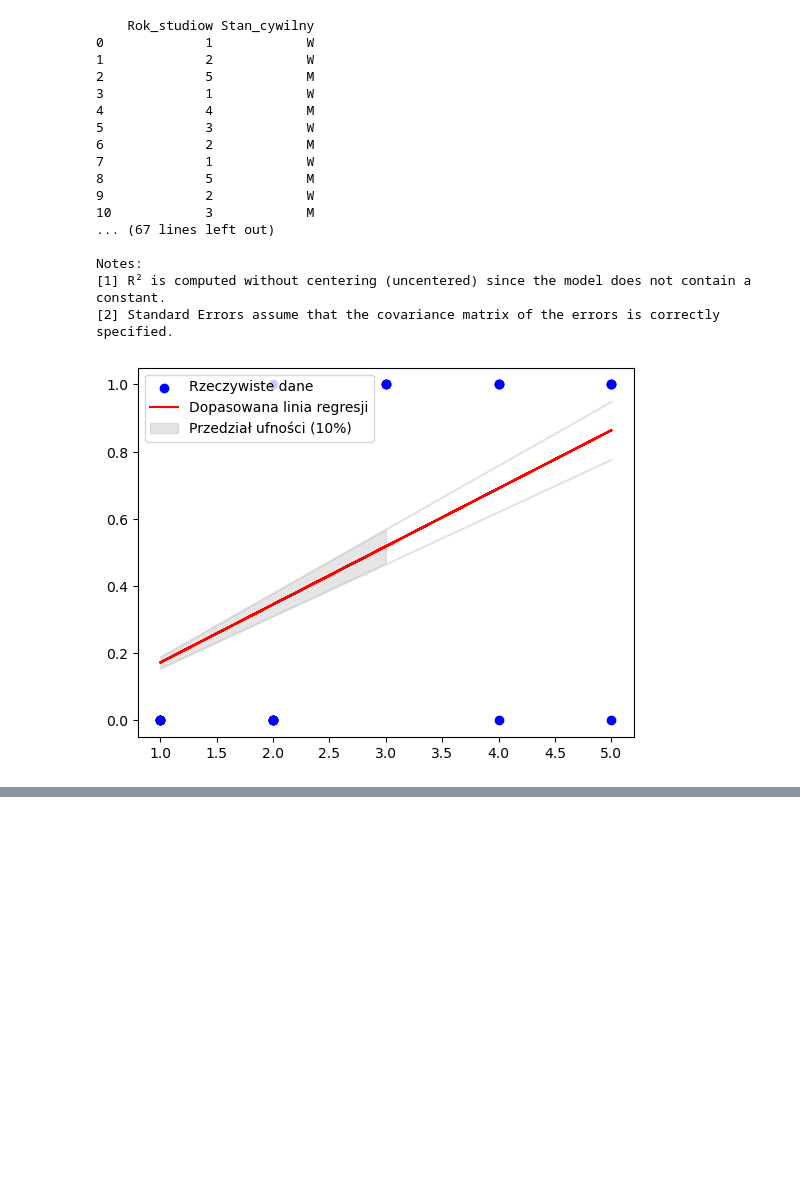
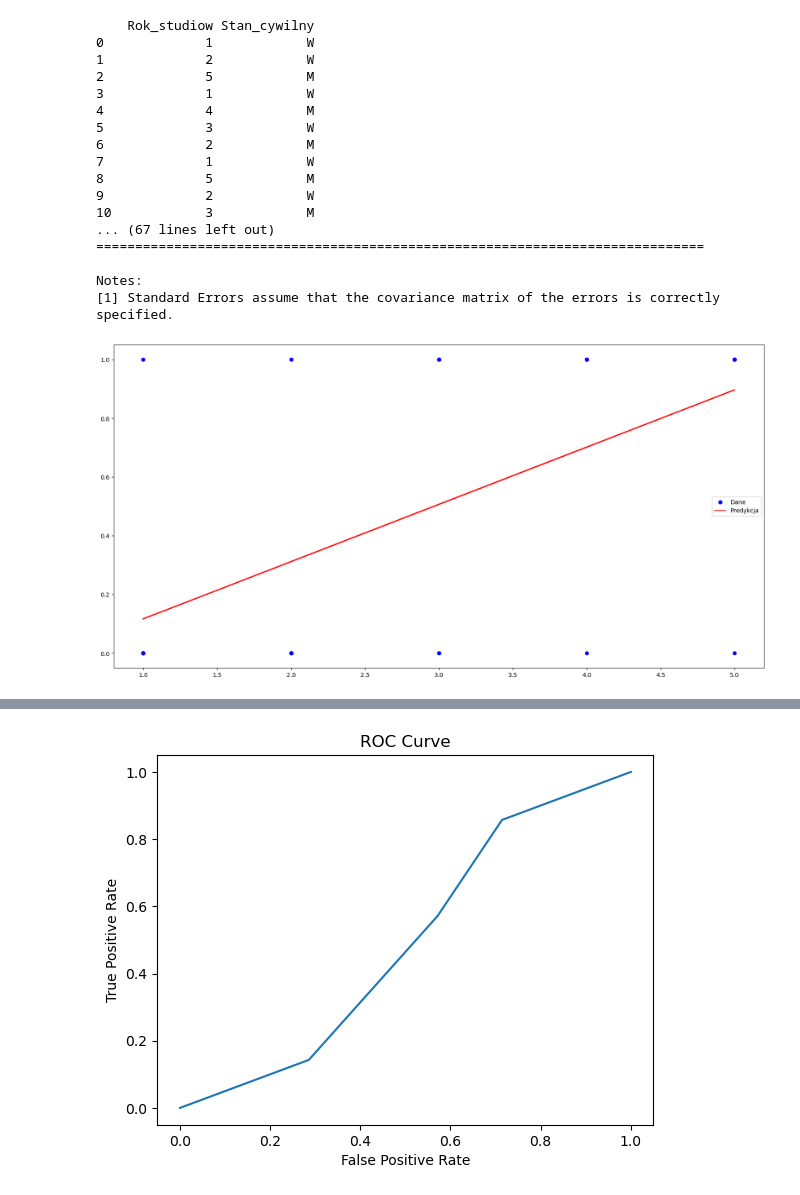
Before and after one commit to userofpi/Regresja_Logistyczna, a Jupyter notebook: Zadanie1.ipynb, the cells around one changed output, grey strips where cells are left out. Cells and saved outputs as stored; diff of their text form; code cells hidden in the pictures; blank space fills up the shorter version.

```diff
--- a/Zadanie1.ipynb
+++ b/Zadanie1.ipynb
@@ -31,8 +31,8 @@ data = pd.read_csv('Stan_cywilny.csv', sep=';', header=0)
 # tpr- true positive rate
 
 # zeby uzykac tylko positive class
-#y_pred_probs = logreg.predict_proba(X_test)[:, 1]
-# print(classification_report(y_test, y_pred))
+#y_pred_probs = logreg.predict_proba(X_train)[:, 1]
+# print(classification_report(y_train, y_pred))
 # wyswietli precision, recall, f1-score, support
 # optymalizacja - zmiana thresholdu
 # uzyj cross validation
@@ -49,10 +49,11 @@ print(data)
 
 
 # model - regresja logistyczna
-X_train, X_test, y_train, y_test = train_test_split(data[['Rok_studiow']], data['Stan_cywilny'], test_size=0.2, random_state=0)
+X_train = data['Rok_studiow']
+y_train = data['Stan_cywilny']
 
-
-sm.add_constant(X_train)
+X_train = sm.add_constant(X_train)
+# model z a0
 
 model_liniowy = sm.OLS(y_train, X_train).fit()
 print(model_liniowy.summary())
@@ -61,17 +62,9 @@ predictions = model_liniowy.predict(X_train)
 
 # Własny wykres predykcji
 # Przygotowanie wykresu
-plt.scatter(X_train.iloc[:, 0], y_train, color='blue',
-            label='Rzeczywiste dane')  # Punktowy wykres rzeczywistych wartości
-plt.plot(X_train.iloc[:, 0], predictions, color='red', label='Dopasowana linia regresji')  # Wykres regresji liniowej
-plt.fill_between(
-    X_train.iloc[:, 0],
-    predictions * (1 - 0.1),
-    predictions * (1 + 0.1),
-    color='gray',
-    alpha=0.2,
-    label='Przedział ufności (10%)'
-)
+plt.figure(figsize=(20, 10))
+plt.scatter(X_train['Rok_studiow'], y_train, color='blue', label='Dane')
+plt.plot(X_train['Rok_studiow'], predictions, color='red', label='Predykcja')
 plt.legend()
 plt.show()
 
@@ -83,55 +76,81 @@ logreg.fit(X_train, y_train)
 model_logitowy= sm.Logit(y_train, X_train).fit()
 result = sm.Logit(y_train, X_train).fit()
 
+# wykres
+y=1/(1+np.exp(-result.predict(X_train)))
+
+
+# Posortowanie danych według "Rok_studiow"
+X_train = X_train.sort_values(by='Rok_studiow', ascending=True)
+y = y.loc[X_train.index]  # Dopasowanie etykiet do posortowanych danych
+
+# Tworzenie wykresu
+plt.figure(figsize=(20, 10))
+
+# Wykres danych rzeczywistych i predykcji
+plt.scatter(X_train['Rok_studiow'], y_train, color='blue', label='Dane')
+plt.plot(X_train['Rok_studiow'], model_logitowy.predict(X_train), color='red', label='Predykcja')  # Predykcja
+plt.legend()
+
+plt.show()
+
+# Wyświetlenie podsumowania modelu
 print(model_logitowy.summary())
 
-# wzór funkcji sigmoid
+# Współczynniki funkcji sigmoid
 coef = result.params
 print(coef)
 
 
 
-y_pred = logreg.predict(X_test)
-print(classification_report(y_test, y_pred))
+
+y_pred = logreg.predict(X_train)
+print(classification_report(y_train, y_pred))
 # confusion matrix
-print(confusion_matrix(y_test, y_pred))
+print(confusion_matrix(y_train, y_pred))
 # prawdopodobieństwo przynależności do klasy 0 i 1
 
 print(y_pred)
-y_pred_probs = logreg.predict_proba(X_test)[:, 1]
+y_pred_probs = logreg.predict_proba(X_train)[:, 1]
 print(y_pred_probs)
 # auc
 print("funkcja Wiarygodnosci")
-print(roc_auc_score(y_test, y_pred_probs))
+print(roc_auc_score(y_train, y_pred_probs))
 # krzywa roc
-fpr, tpr, thresholds = roc_curve(y_test, y_pred_probs)
+fpr, tpr, thresholds = roc_curve(y_train, y_pred_probs)
+
+
+
 
 
 # wykres
 plt.plot(fpr, tpr)
 plt.xlabel('False Positive Rate')
 plt.ylabel('True Positive Rate')
 plt.title('ROC Curve')
 plt.show()
-print(X_test)
+print(X_train)
+print(X_train)
 print(y_pred)
+
+# print prog decyzyjny
 # %% [output]
     Rok_studiow Stan_cywilny
 0             1            W
 1             2            W
 2             5            M
 3             1            W
 4             4            M
 5             3            W
 6             2            M
 7             1            W
 8             5            M
 9             2            W
 10            3            M
 ... (67 lines left out)
+==============================================================================
 
 Notes:
-[1] R² is computed without centering (uncentered) since the model does not contain a constant.
-[2] Standard Errors assume that the covariance matrix of the errors is correctly specified.
+[1] Standard Errors assume that the covariance matrix of the errors is correctly specified.
-[figure, old version]
+[figure, new version]
 Optimization terminated successfully.
@@ -162,0 +180 @@ Date:                Fri, 13 Dec 2024   Pseudo R-squ.:                 0.02374
+[figure, added]
```
Also changed, not shown: parts of 2 cells of this notebook.
